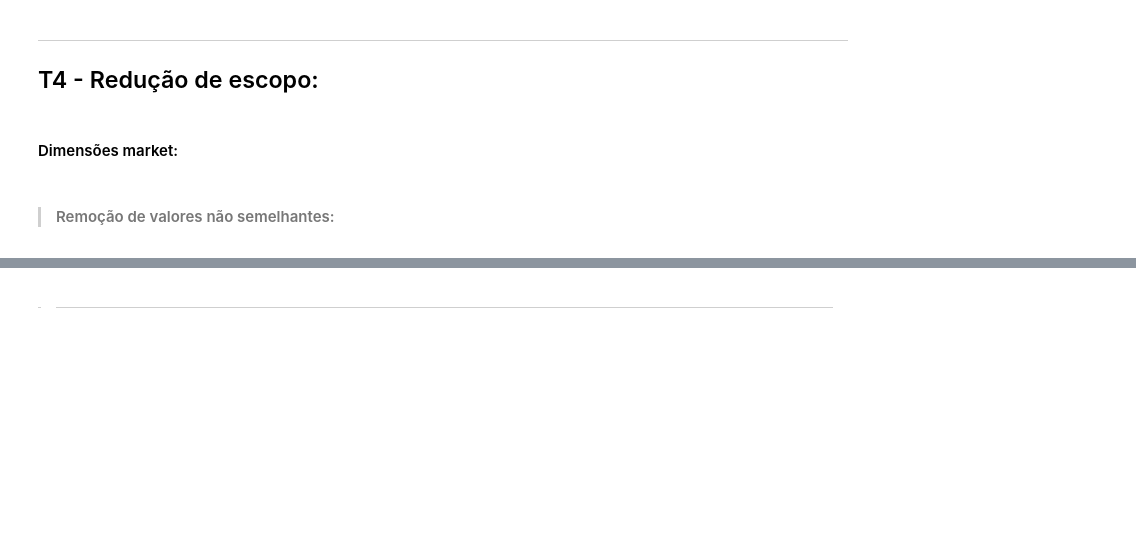
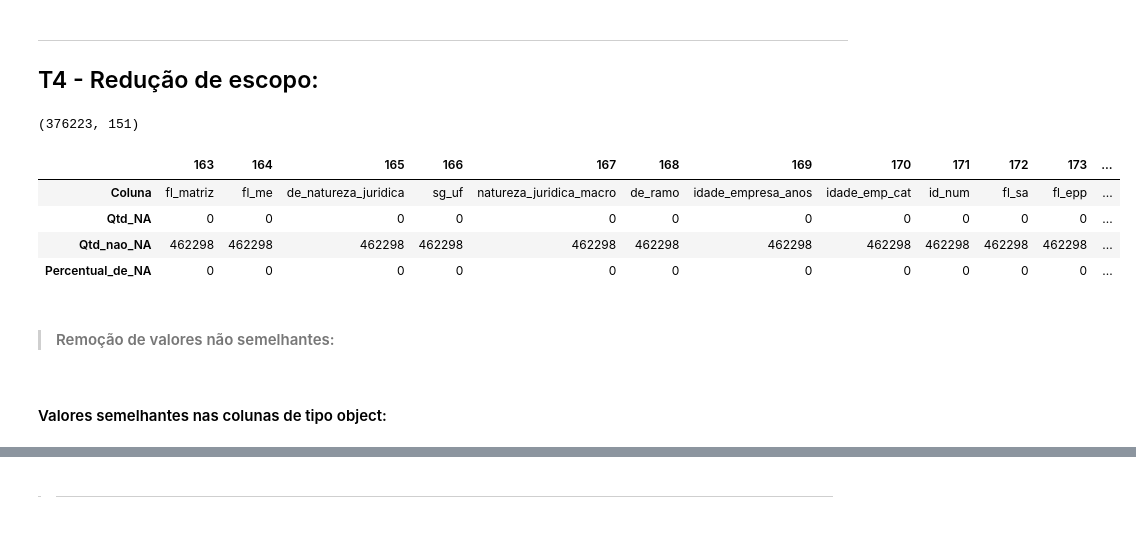
Before and after one commit to codenation-dev/squad-4-ad-data-science-1, a Jupyter notebook: analysis/CN-Rec_KNN.ipynb, the cells around one changed output, grey strips where cells are left out. Drawn from its saved outputs; the diff is of its cells as text; code cells hidden in the pictures; blank space fills up the shorter version.

```diff
--- a/analysis/CN-Rec_KNN.ipynb
+++ b/analysis/CN-Rec_KNN.ipynb
@@ -258,5 +401,3 @@ portfolio_T4['Tr_exc'] = portfolio_T4['id'].isin(market_T3['id'])
 portfolio_T4 = portfolio_T4[portfolio_T4['Tr_exc'] == True]
 portfolio_T4 = portfolio_T4.drop(['Tr_exc'], axis = 1)
 portfolio_T4 = pd.merge(portfolio_T4, market_T3, on='id', how='left')
-# %% [markdown]
-#### Dimensões market:
@@ -265,2 +404,25 @@ market_T4.shape
+# %%
+# Dimensões atuais do market:
+market_T4.shape
+# %% [output]
+(376223, 151)
+# %%
+# Verificação de percentual de  NA's market
+qtd_na_por_col = pd.DataFrame(market_T1.isna().sum().sort_values(ascending=False).reset_index())
+qtd_na_por_col.columns = ['Coluna', 'Qtd_NA']
+qtd_na_por_col['Qtd_nao_NA'] = (len(market_T1) - qtd_na_por_col['Qtd_NA'])
+qtd_na_por_col['Percentual_de_NA'] = ((qtd_na_por_col['Qtd_NA'] * 100) / len(market_T1)).round(2)
+
+# Variáveis 100% preenchidas
+market_100pct = qtd_na_por_col[qtd_na_por_col['Qtd_NA'] == 0]
+market_100pct.T
+# %% [output]
+|  | 163 | 164 | 165 | 166 | 167 | 168 | 169 | 170 | 171 | 172 | 173 | ... |
+| Coluna | fl_matriz | fl_me | de_natureza_juridica | sg_uf | natureza_juridica_macro | de_ramo | idade_empresa_anos | idade_emp_cat | id_num | fl_sa | fl_epp | ... |
+| Qtd_NA | 0 | 0 | 0 | 0 | 0 | 0 | 0 | 0 | 0 | 0 | 0 | ... |
+| Qtd_nao_NA | 462298 | 462298 | 462298 | 462298 | 462298 | 462298 | 462298 | 462298 | 462298 | 462298 | 462298 | ... |
+| Percentual_de_NA | 0 | 0 | 0 | 0 | 0 | 0 | 0 | 0 | 0 | 0 | 0 | ... |
 # %% [markdown]
 > #### Remoção de valores não semelhantes:
+# %% [markdown]
+#### Valores semelhantes nas colunas de tipo object:
```
Also changed, not shown: parts of 76 cells of this notebook.
